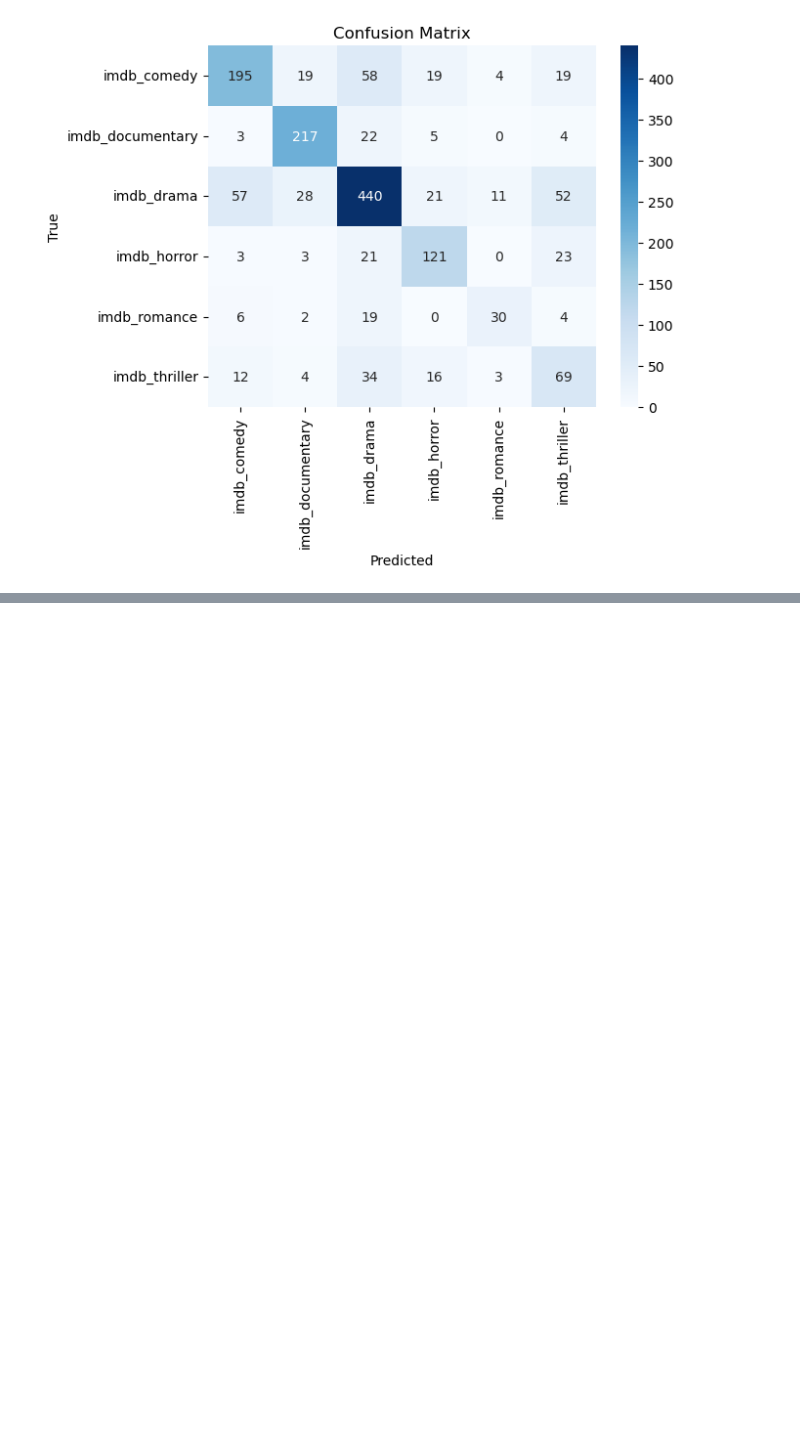
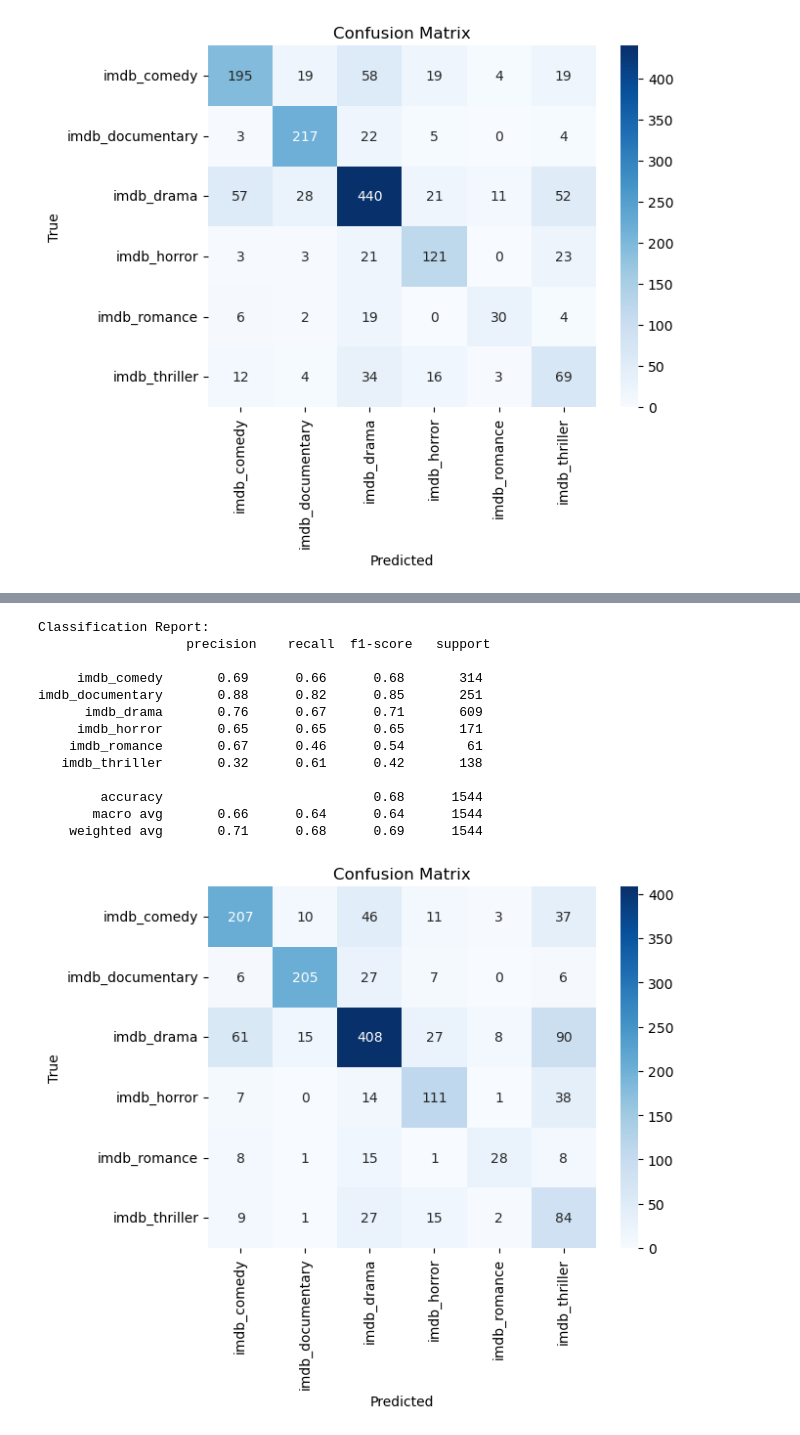
Before and after one commit to SolideSpoke/Movie-Script-Classification-and-Generation, a Jupyter notebook: project/best_models_classification/ffn.ipynb, the cells around one changed output, grey strips where cells are left out. Saved outputs shown, nothing was run; the diff lists cells and outputs as text; code cells hidden in the pictures; blank space fills up the shorter version.

```diff
--- a/project/best_models_classification/ffn.ipynb
+++ b/project/best_models_classification/ffn.ipynb
@@ -513,0 +727,35 @@ imdb_documentary       0.79      0.86      0.83       251
+# %%
+from sklearn.feature_extraction.text import TfidfVectorizer
+
+vectorizer = TfidfVectorizer(max_features=1000)
+X_train_tfidf = vectorizer.fit_transform(X_train_preprocessed)
+X_test_tfidf = vectorizer.transform(X_test_preprocessed)
+# %%
+encoder = LabelEncoder()
+y_train_encoded = encoder.fit_transform(y_train)
+y_test_encoded = encoder.transform(y_test)
+
+X_train_dense = X_train_tfidf.toarray()
+X_test_dense = X_test_tfidf.toarray()
+X_tensor_train = torch.tensor(X_train_dense, dtype=torch.float32)
+X_tensor_test = torch.tensor(X_test_dense, dtype=torch.float32)
+
+# Encoder les labels (ça a l'air déjà fait dans ton code)
+y_tensor_train = torch.tensor(y_train_encoded, dtype=torch.long).view(-1)
+y_tensor_test = torch.tensor(y_test_encoded, dtype=torch.long).view(-1)
+# %%
+dataset_train = TensorDataset(X_tensor_train,y_tensor_train)
+dataset_test = TensorDataset(X_tensor_test,y_tensor_test)
+dataloader_train = DataLoader(dataset_train,batch_size=50)
+dataloader_test = DataLoader(dataset_test,batch_size=50)
+# %%
+model = GenreClassifier(X_train_dense.shape[1],hidden_dim=128).to(device)
+early_stopping = EarlyStopping(patience=50, min_delta=0.0001)
+loss_fnc = nn.CrossEntropyLoss()
+optimizer_adam = torch.optim.Adam(model.parameters(),lr=0.001)
+epochs = 2000
+for epoch in range(epochs):
+    loss = train(dataloader_train,model,loss_fnc,optimizer_adam,epoch)
+    if early_stopping(loss):
+        print(f"Early stopping triggered at epoch {epoch} ")
+        break
@@ -513,0 +767,17 @@ imdb_documentary       0.79      0.86      0.83       251
+# %%
+test(dataloader_test,model,loss_fnc,encoder)
+# %% [output]
+Classification Report:
+                   precision    recall  f1-score   support
+
+     imdb_comedy       0.69      0.66      0.68       314
+imdb_documentary       0.88      0.82      0.85       251
+      imdb_drama       0.76      0.67      0.71       609
+     imdb_horror       0.65      0.65      0.65       171
+    imdb_romance       0.67      0.46      0.54        61
+   imdb_thriller       0.32      0.61      0.42       138
+
+        accuracy                           0.68      1544
+       macro avg       0.66      0.64      0.64      1544
+    weighted avg       0.71      0.68      0.69      1544
+[figure, added]
```
Also changed, not shown: parts of 40 cells of this notebook, 4 other files.
